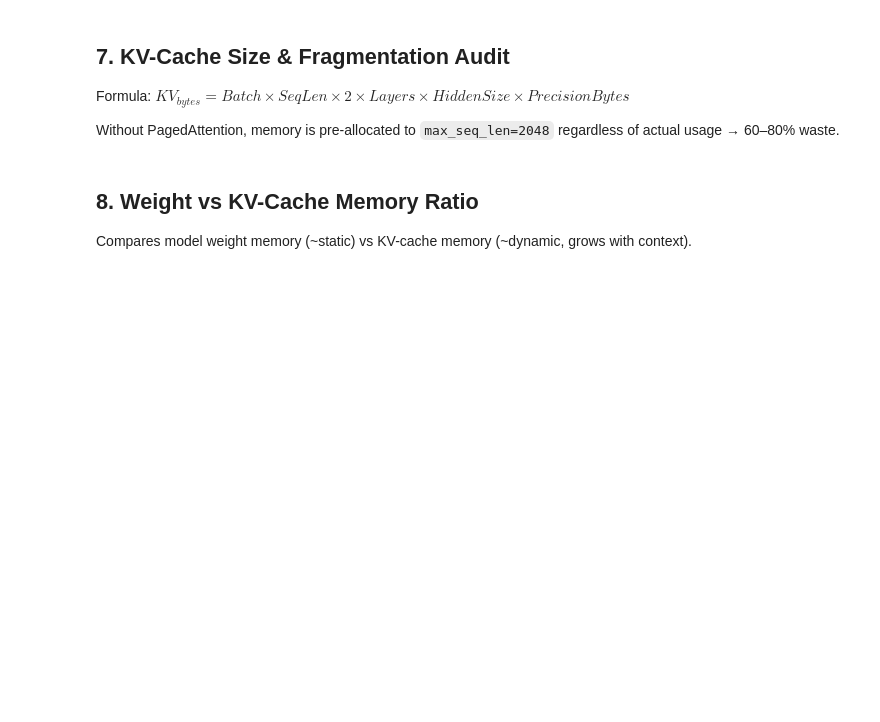
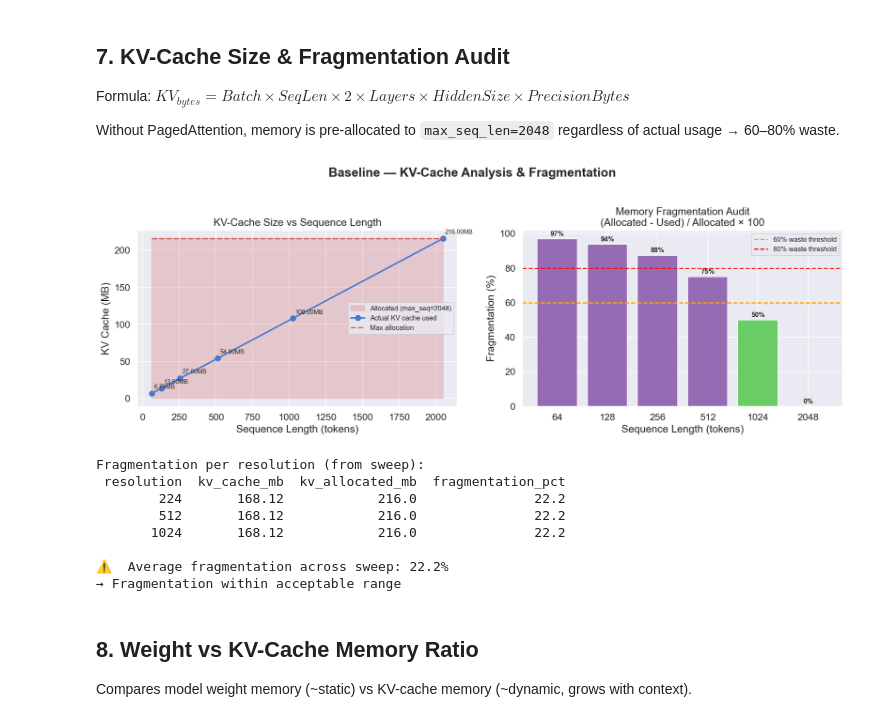
Before and after one commit to aarya127/inference_optimizer, a Jupyter notebook: baseline/baseline_bottleneck_analysis.ipynb, the cells around one changed output. Cells and saved outputs as stored; diff of their text form; code cells hidden in the pictures; blank space fills up the shorter version.

```diff
--- a/baseline/baseline_bottleneck_analysis.ipynb
+++ b/baseline/baseline_bottleneck_analysis.ipynb
@@ -324,34 +367,44 @@ ax.plot(seq_lens, kv_mb_alloc,  "--", color=COLORS[3], linewidth=1.8, label="Max
 for sl, km in zip(seq_lens, kv_mb_actual):
     ax.annotate(f"{km:.2f}MB", (sl, km), textcoords="offset points", xytext=(3, 6), fontsize=8)
 ax.set_xlabel("Sequence Length (tokens)")
 ax.set_ylabel("KV Cache (MB)")
 ax.set_title("KV-Cache Size vs Sequence Length")
 ax.legend(fontsize=9)
 
 # Right: Fragmentation % vs seq_len
 ax2 = axes[1]
 bars = ax2.bar(seq_lens.astype(str), frag, color=[COLORS[2] if f < 60 else COLORS[4] for f in frag])
 ax2.axhline(60, color="orange", linestyle="--", linewidth=1.5, label="60% waste threshold")
 ax2.axhline(80, color="red",    linestyle="--", linewidth=1.5, label="80% waste threshold")
 for bar, f in zip(bars, frag):
     ax2.text(bar.get_x() + bar.get_width()/2, f + 1, f"{f:.0f}%",
              ha="center", va="bottom", fontsize=9, fontweight="bold")
 ax2.set_xlabel("Sequence Length (tokens)")
 ax2.set_ylabel("Fragmentation (%)")
 ax2.set_title("Memory Fragmentation Audit\n(Allocated - Used) / Allocated × 100")
 ax2.legend(fontsize=9)
 
-plt.suptitle("Phase 1 — KV-Cache Analysis & Fragmentation", fontweight="bold", y=1.02)
+plt.suptitle("Baseline — KV-Cache Analysis & Fragmentation", fontweight="bold", y=1.02)
 plt.tight_layout()
 plt.show()
 
 # Per-resolution fragmentation from sweep
 print("\nFragmentation per resolution (from sweep):")
 print(df_sweep[["resolution","kv_cache_mb","kv_allocated_mb","fragmentation_pct"]].to_string(index=False))
 
 avg_frag = df_sweep["fragmentation_pct"].mean()
 print(f"\n⚠️  Average fragmentation across sweep: {avg_frag:.1f}%")
 print("→ Justifies Phase 4 PagedAttention KV manager" if avg_frag > 40 else "→ Fragmentation within acceptable range")
+# %% [output]
+[figure, added]
+Fragmentation per resolution (from sweep):
+ resolution  kv_cache_mb  kv_allocated_mb  fragmentation_pct
+        224       168.12            216.0               22.2
+        512       168.12            216.0               22.2
+       1024       168.12            216.0               22.2
+
+⚠️  Average fragmentation across sweep: 22.2%
+→ Fragmentation within acceptable range
 # %% [markdown]
 ## 8. Weight vs KV-Cache Memory Ratio
 Compares model weight memory (~static) vs KV-cache memory (~dynamic, grows with context).
```
Also changed, not shown: parts of 13 cells of this notebook, 15 other files.
